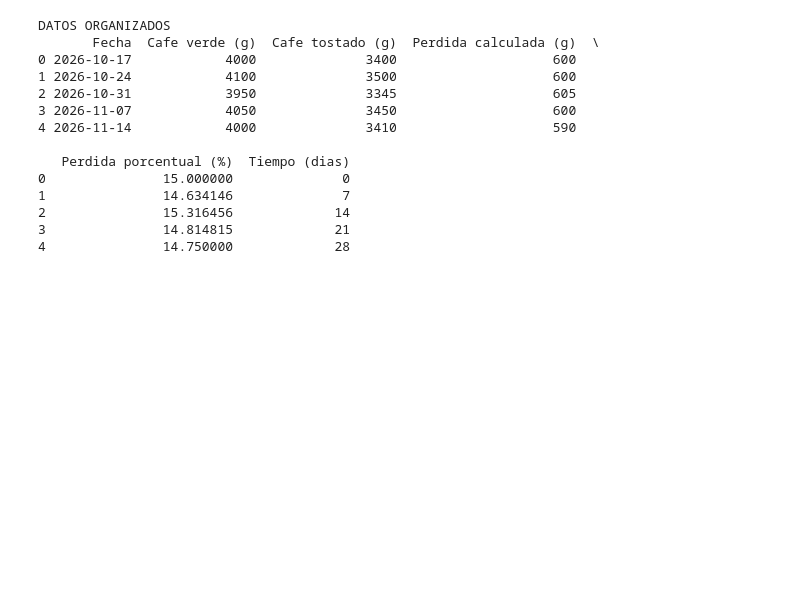
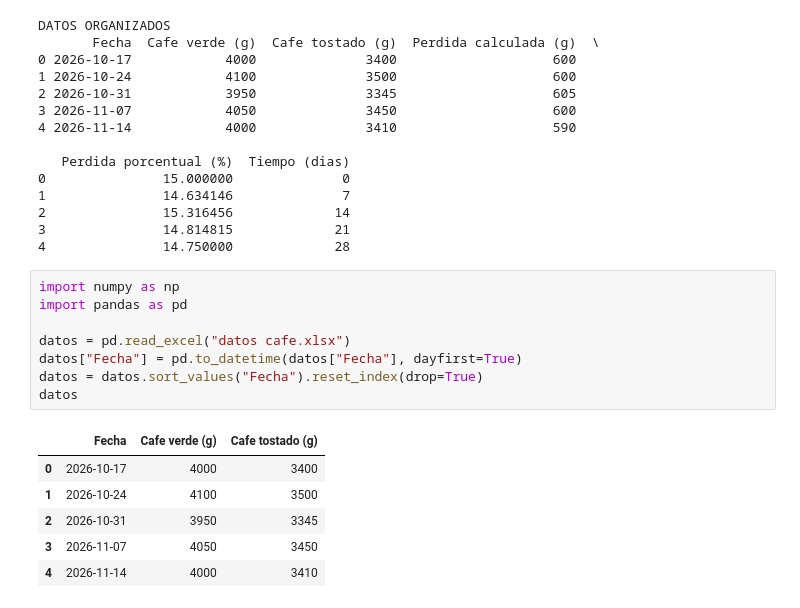
Before and after one commit to Dsantiagohidalgo/procesos-b, a Jupyter notebook: Datos proyecto/Trabajo cafe.ipynb, the cells around one changed output. Drawn from its saved outputs; the diff is of its cells as text; blank space fills up the shorter version.

```diff
--- a/Datos proyecto/Trabajo cafe.ipynb
+++ b/Datos proyecto/Trabajo cafe.ipynb
@@ -43,3 +43,18 @@ DATOS ORGANIZADOS
 2               15.316456             14
 3               14.814815             21
 4               14.750000             28
+# %%
+import numpy as np
+import pandas as pd
+
+datos = pd.read_excel("datos cafe.xlsx")
+datos["Fecha"] = pd.to_datetime(datos["Fecha"], dayfirst=True)
+datos = datos.sort_values("Fecha").reset_index(drop=True)
+datos
+# %% [output]
+|  | Fecha | Cafe verde (g) | Cafe tostado (g) |
+| 0 | 2026-10-17 | 4000 | 3400 |
+| 1 | 2026-10-24 | 4100 | 3500 |
+| 2 | 2026-10-31 | 3950 | 3345 |
+| 3 | 2026-11-07 | 4050 | 3450 |
+| 4 | 2026-11-14 | 4000 | 3410 |
```
Also changed, not shown: parts of 4 cells of this notebook.
